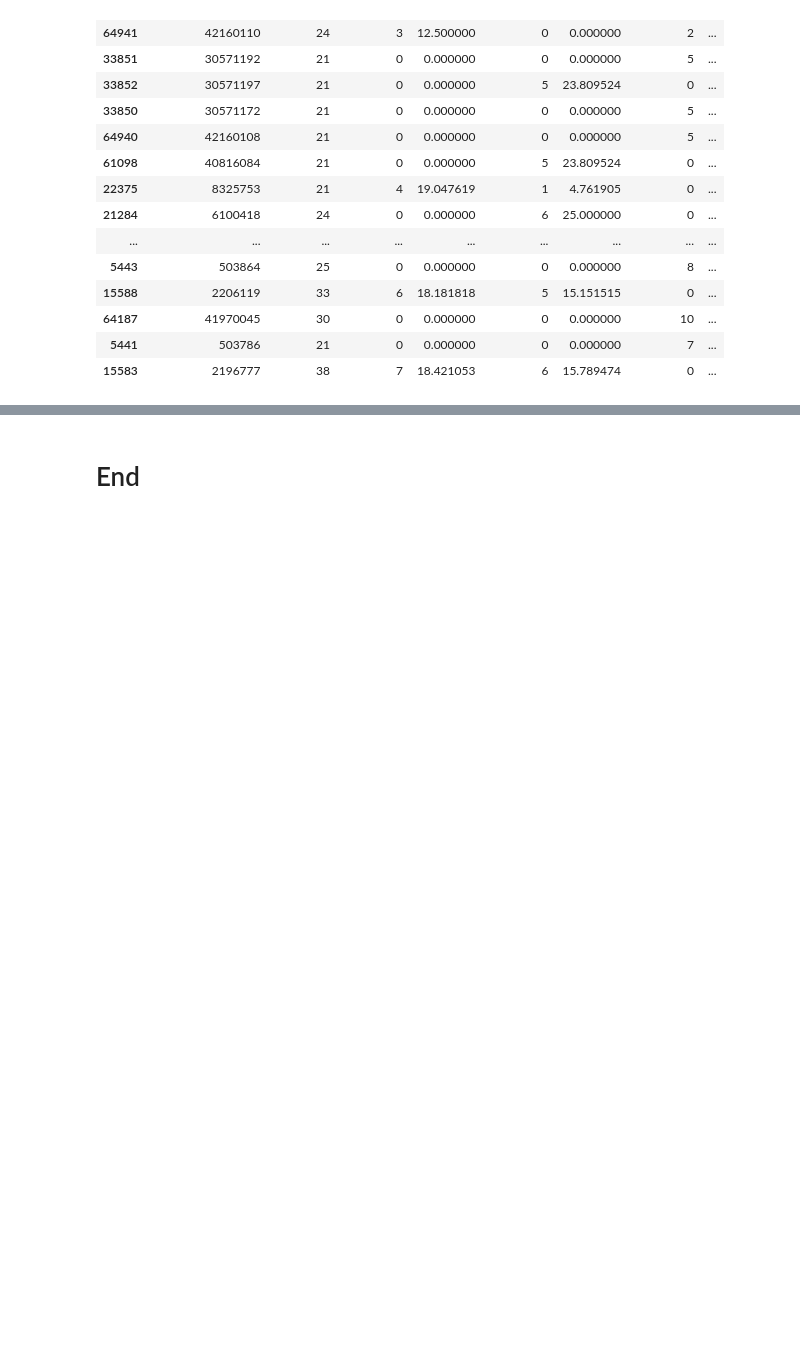
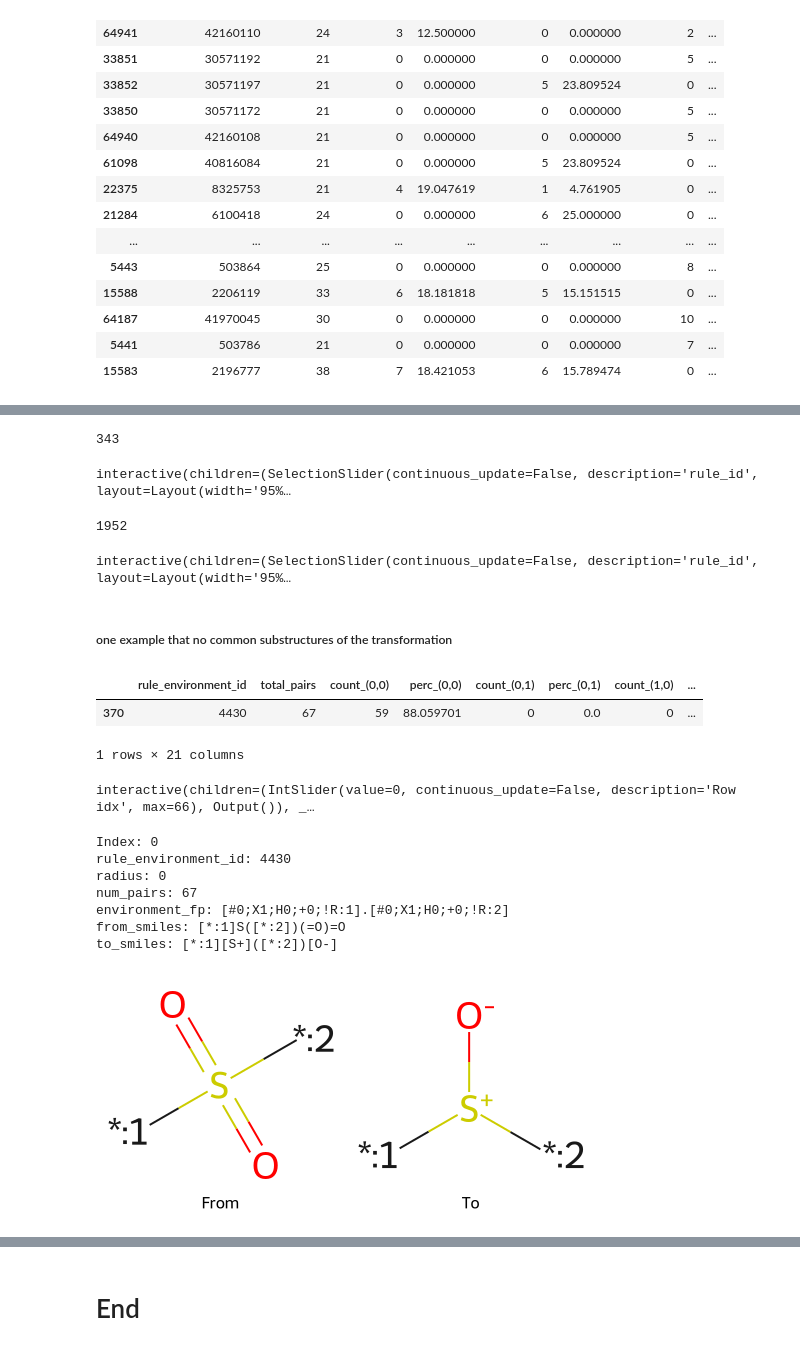
Before and after one commit to anya-chen/MMP_explore, a Jupyter notebook: hitdexter3_data_mmp.ipynb, the cells around one changed output, grey strips where cells are left out. Drawn from its saved outputs; the diff is of its cells as text; code cells hidden in the pictures; blank space fills up the shorter version.

```diff
--- a/hitdexter3_data_mmp.ipynb
+++ b/hitdexter3_data_mmp.ipynb
@@ -678,9 +707,11 @@ def mmp_rule_viewer(rule_environment_id_to_show, df_pair_props):
     display_text = []
     rule_id = row.get('rule_environment_id', None)
     radius = row.get('radius', None)
+    num_pairs = row.get('num_pairs', None)
     env_fp = row.get('environment_fingerprint_smarts', None)
     display_text.append(f"rule_environment_id: {rule_id}")
     display_text.append(f"radius: {radius}")
+    display_text.append(f"num_pairs: {num_pairs}")
     display_text.append(f"environment_fp: {env_fp}")
     from_smiles = row.get('from_smiles', None)
     to_smiles = row.get('to_smiles', None)
@@ -782,0 +1106,33 @@ to_smiles: [*:1]c1ccccc1
+# %%
+display_rule_env_selector(df_evn_stats_changed[df_evn_stats_changed['mcs_num_heavy_atoms'] == 5],df_pair_props)
+# %% [output]
+343
+interactive(children=(SelectionSlider(continuous_update=False, description='rule_id', layout=Layout(width='95%…
+# %%
+display_rule_env_selector(df_evn_stats_changed[df_evn_stats_changed['mcs_num_heavy_atoms'] == 0],df_pair_props)
+# %% [output]
+1952
+interactive(children=(SelectionSlider(continuous_update=False, description='rule_id', layout=Layout(width='95%…
+# %% [markdown]
+##### one example that no common substructures of the transformation
+# %%
+df_evn_stats_changed[df_evn_stats_changed['rule_id'] == 695]
+# %% [output]
+|  | rule_environment_id | total_pairs | count_(0,0) | perc_(0,0) | count_(0,1) | perc_(0,1) | count_(1,0) | ... |
+| 370 | 4430 | 67 | 59 | 88.059701 | 0 | 0.0 | 0 | ... |
+1 rows × 21 columns
+# %%
+mmp_pair_viewer(4430,df_pair_props)
+# %% [output]
+interactive(children=(IntSlider(value=0, continuous_update=False, description='Row idx', max=66), Output()), _…
+# %%
+mmp_rule_viewer(4430,df_pair_props)
+# %% [output]
+Index: 0
+rule_environment_id: 4430
+radius: 0
+num_pairs: 67
+environment_fp: [#0;X1;H0;+0;!R:1].[#0;X1;H0;+0;!R:2]
+from_smiles: [*:1]S([*:2])(=O)=O
+to_smiles: [*:1][S+]([*:2])[O-]
+[figure, added]
```
Also changed, not shown: parts of 40 cells of this notebook.
